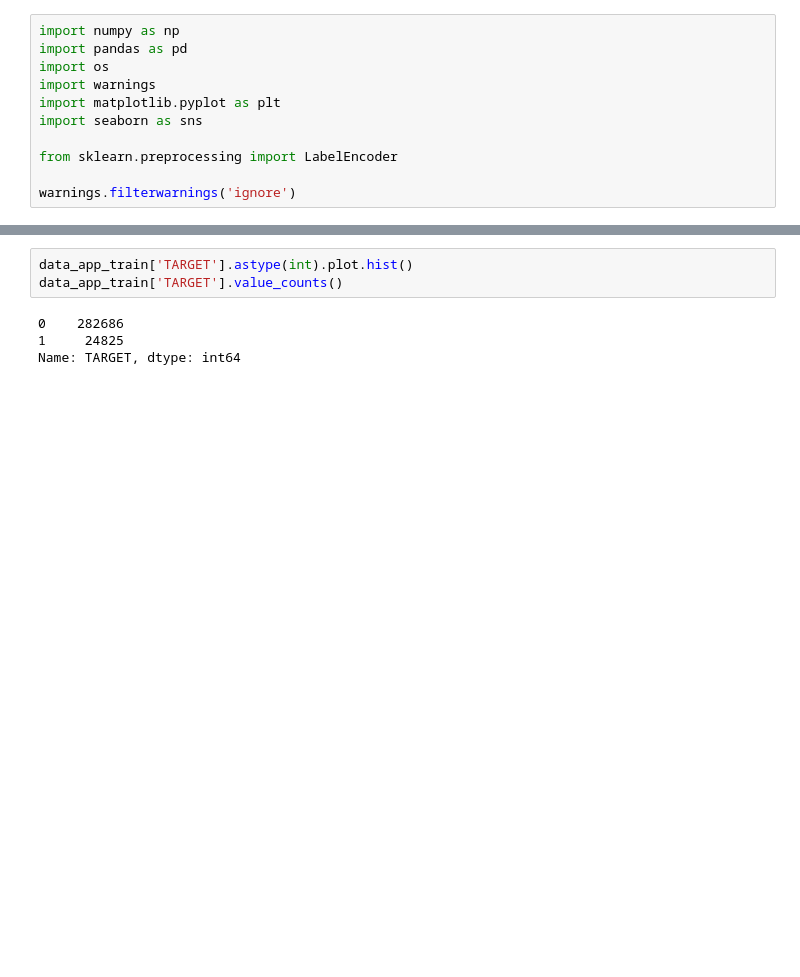
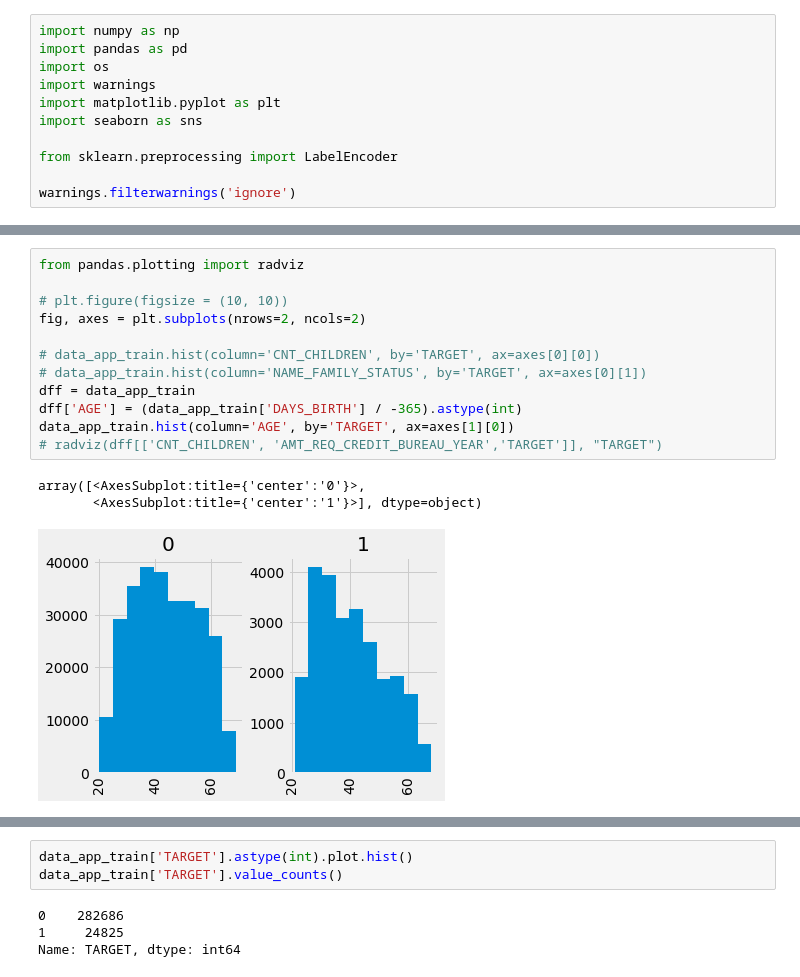
Before and after one commit to MaximeJabarian/streamlit-to-heroku, a Jupyter notebook: P7_Scoring_Model.ipynb, the cells around one changed output, grey strips where cells are left out. Cells and saved outputs as stored; diff of their text form; blank space fills up the shorter version.

```diff
--- a/P7_Scoring_Model.ipynb
+++ b/P7_Scoring_Model.ipynb
@@ -25,0 +42,16 @@ Training data shape:  (307511, 122)
+# %%
+from pandas.plotting import radviz
+
+# plt.figure(figsize = (10, 10))
+fig, axes = plt.subplots(nrows=2, ncols=2)
+
+# data_app_train.hist(column='CNT_CHILDREN', by='TARGET', ax=axes[0][0])
+# data_app_train.hist(column='NAME_FAMILY_STATUS', by='TARGET', ax=axes[0][1])
+dff = data_app_train
+dff['AGE'] = (data_app_train['DAYS_BIRTH'] / -365).astype(int)
+data_app_train.hist(column='AGE', by='TARGET', ax=axes[1][0])
+# radviz(dff[['CNT_CHILDREN', 'AMT_REQ_CREDIT_BUREAU_YEAR','TARGET']], "TARGET")
+# %% [output]
+array([<AxesSubplot:title={'center':'0'}>,
+       <AxesSubplot:title={'center':'1'}>], dtype=object)
+[figure, added]
```
Also changed, not shown: parts of 23 cells of this notebook, 4 other files.
